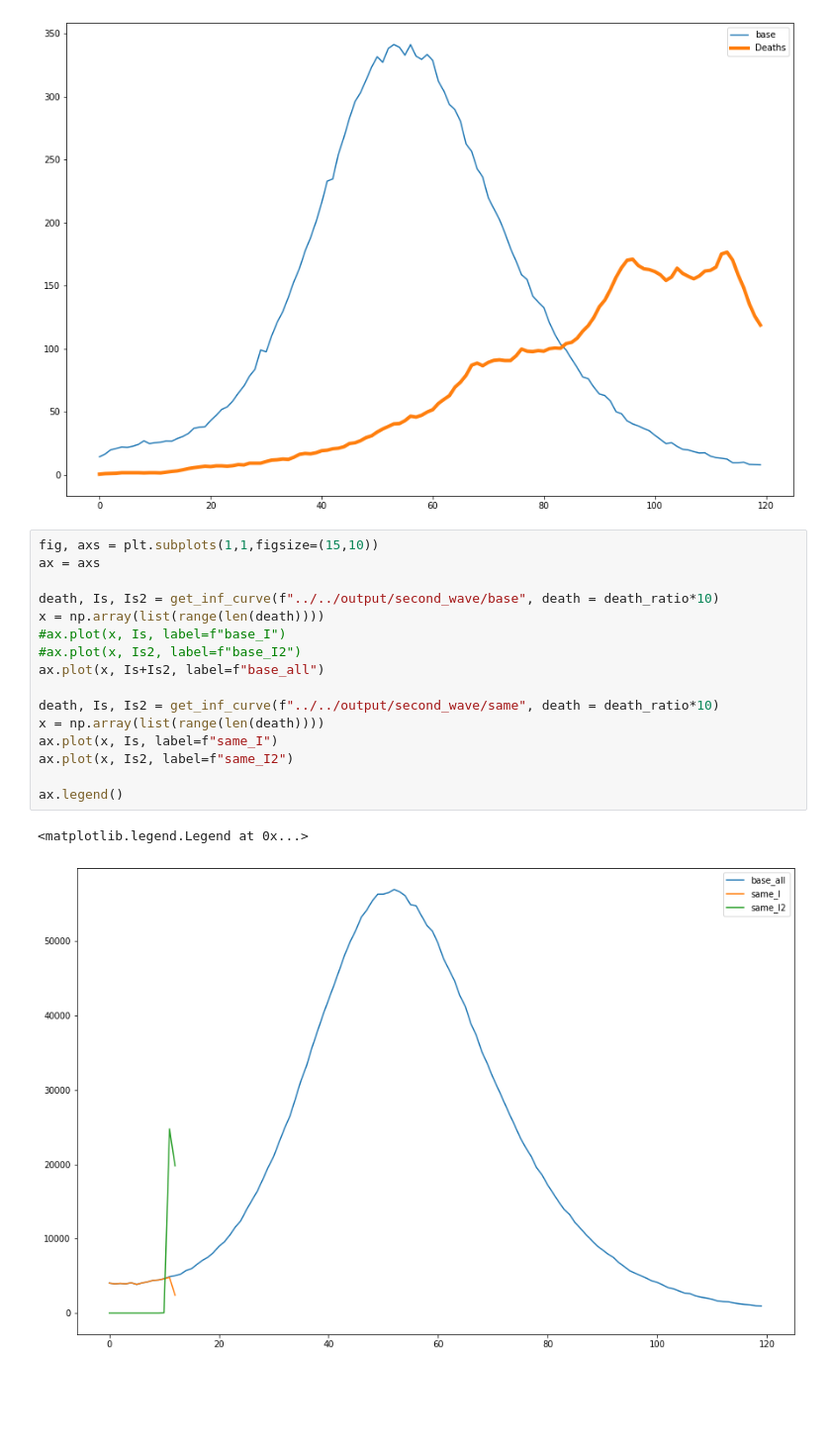
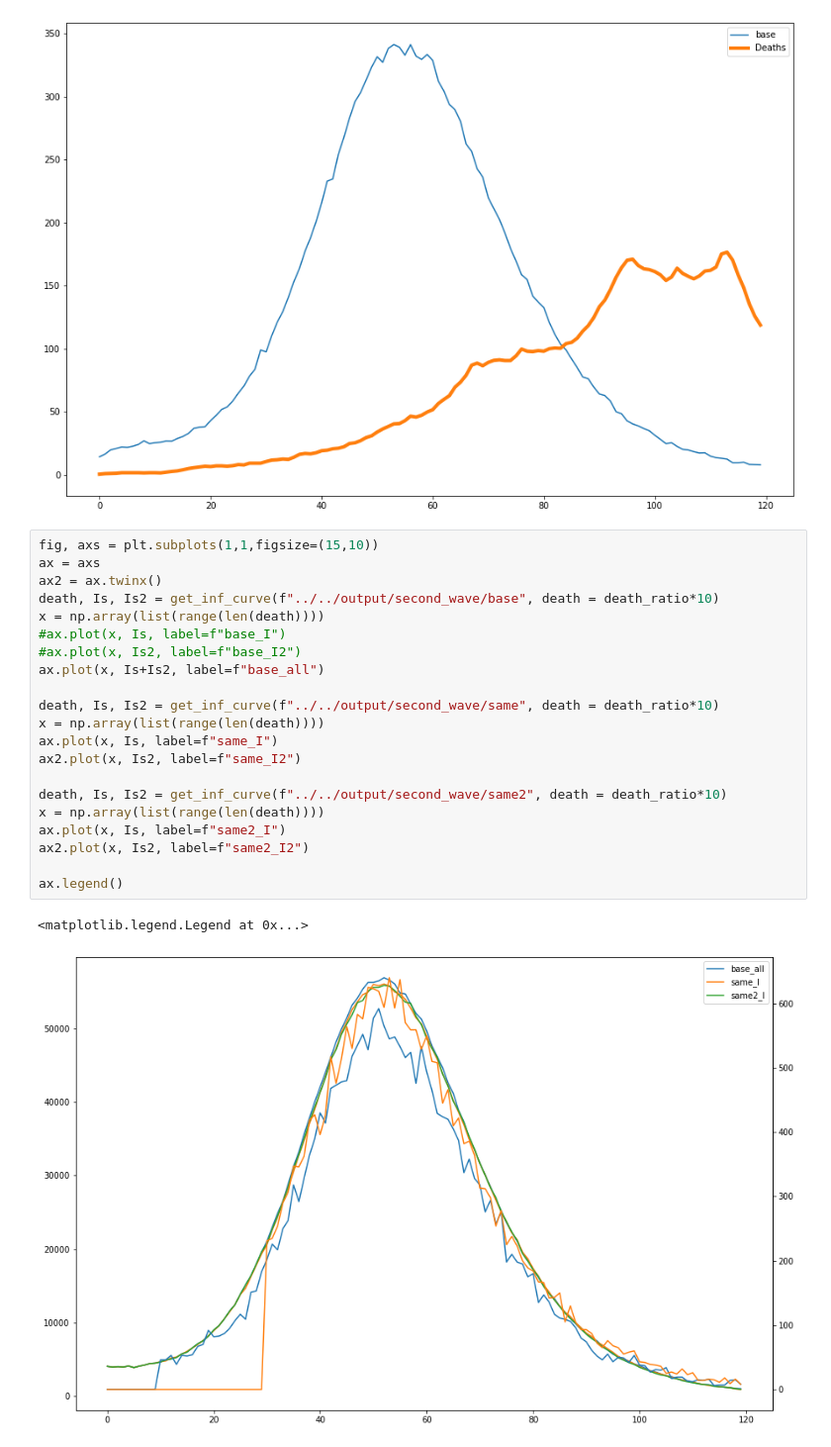
Before and after one commit to kolokcse/covid19-santiago, a Jupyter notebook: code/hun_codes/scripts/plot_sims.ipynb, the cells around one changed output. Shown at 99% size. Drawn from its saved outputs; the diff is of its cells as text; blank space fills up the shorter version.

Commit message:
Second I compartment model for 2.wave approximation

```diff
--- a/code/hun_codes/scripts/plot_sims.ipynb
+++ b/code/hun_codes/scripts/plot_sims.ipynb
@@ -152,19 +176,24 @@ base ==> Optimal shift: 24 (l2 = 1262.9641221587547)
 # %%
 fig, axs = plt.subplots(1,1,figsize=(15,10))
 ax = axs
-
+ax2 = ax.twinx()
 death, Is, Is2 = get_inf_curve(f"../../output/second_wave/base", death = death_ratio*10)
 x = np.array(list(range(len(death))))
 #ax.plot(x, Is, label=f"base_I")
 #ax.plot(x, Is2, label=f"base_I2")
 ax.plot(x, Is+Is2, label=f"base_all")
 
 death, Is, Is2 = get_inf_curve(f"../../output/second_wave/same", death = death_ratio*10)
 x = np.array(list(range(len(death))))
 ax.plot(x, Is, label=f"same_I")
-ax.plot(x, Is2, label=f"same_I2")
+ax2.plot(x, Is2, label=f"same_I2")
+
+death, Is, Is2 = get_inf_curve(f"../../output/second_wave/same2", death = death_ratio*10)
+x = np.array(list(range(len(death))))
+ax.plot(x, Is, label=f"same2_I")
+ax2.plot(x, Is2, label=f"same2_I2")
 
 ax.legend()
 # %% [output]
 <matplotlib.legend.Legend at 0x...>
-[figure, old version]
+[figure, new version]
```
Also changed, not shown: parts of 13 cells of this notebook, 2 other files.
